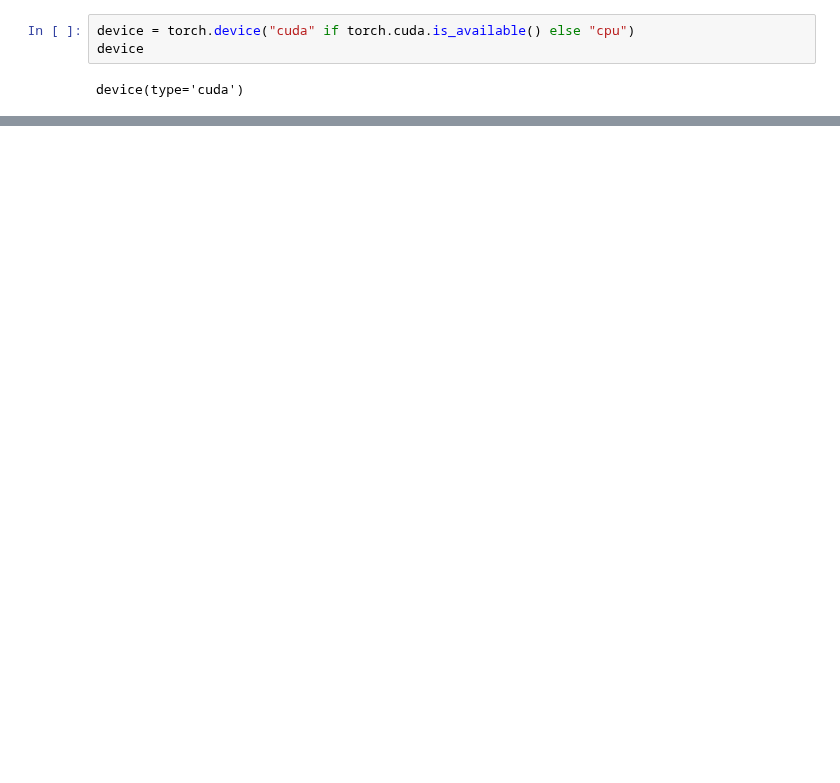
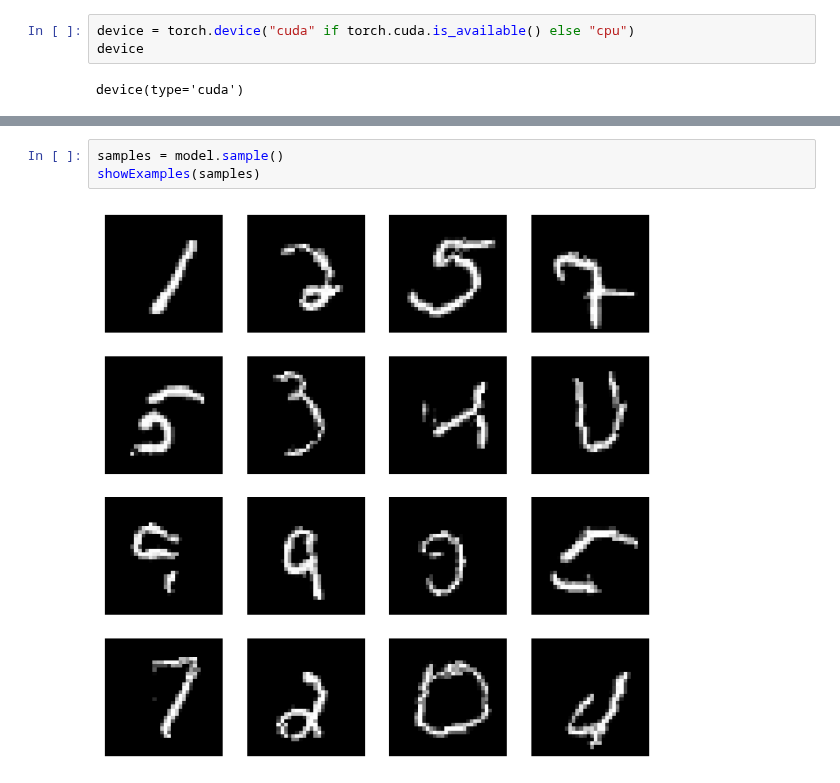
Before and after one commit to joeagriffith/ml-learning, a Jupyter notebook: Deep_Learning/Diffusion/MNIST_pred_noise/run.ipynb, the cells around one changed output, grey strips where cells are left out. Saved outputs shown, nothing was run; the diff lists cells and outputs as text; blank space fills up the shorter version.

```diff
--- a/Deep_Learning/Diffusion/MNIST_pred_noise/run.ipynb
+++ b/Deep_Learning/Diffusion/MNIST_pred_noise/run.ipynb
@@ -178,0 +150,5 @@ sample_steps(model, timesteps=16)
+# %%
+samples = model.sample()
+showExamples(samples)
+# %% [output]
+[figure, added]
```
Also changed, not shown: parts of 12 cells of this notebook, 2 other files.
